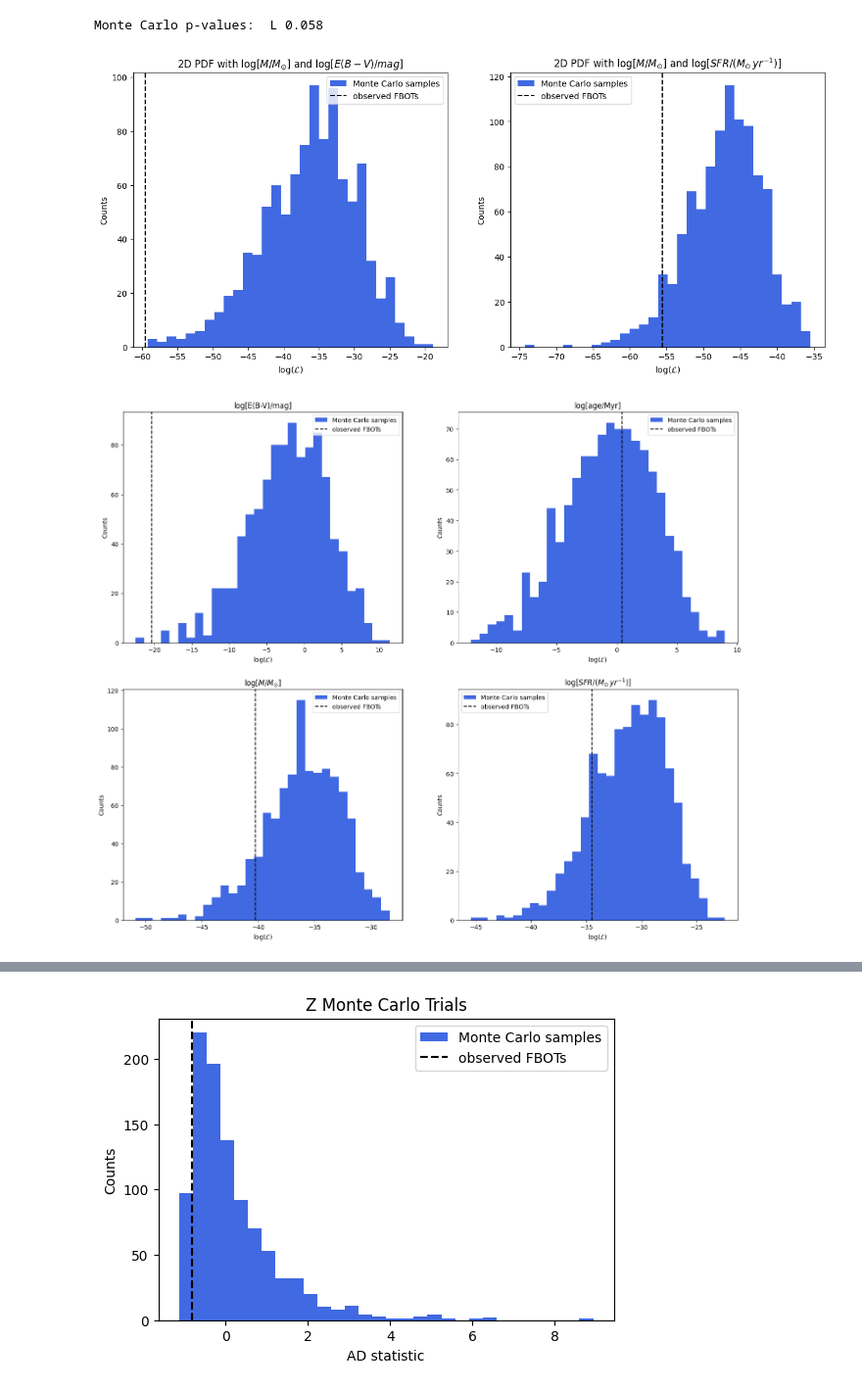
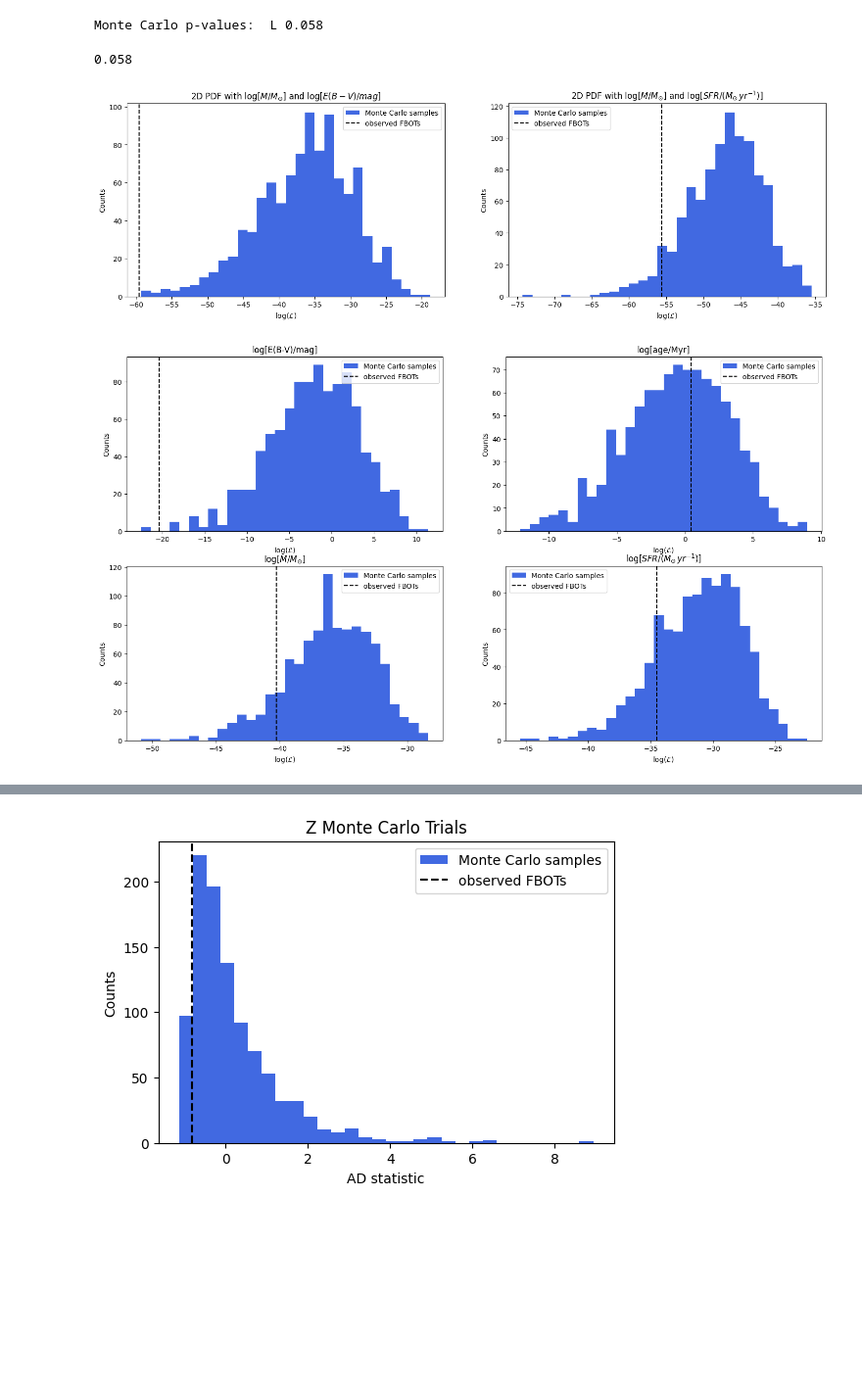
Before and after one commit to aswinsuresh24/sne_hosts, a Jupyter notebook: hosts.ipynb, the cells around one changed output, grey strips where cells are left out. Shown at 98% size. Drawn from its saved outputs; the diff is of its cells as text; code cells hidden in the pictures; blank space fills up the shorter version.

```diff
--- a/hosts.ipynb
+++ b/hosts.ipynb
@@ -615,20 +587,28 @@ mc_stats, l_pval = monte_carlo_sims_2d(fbot_m_ebv, sne_m_ebv, savefile='results/
 # %% [output]
 Likelihood of observed distribution: L 7.2023652536539485e-25, logL -55.59021784532394
 Monte Carlo p-values:  L 0.058
+# %%
+df = pd.read_csv('results/m_sfr_2d.csv')
+obs = df.iloc[0]
+mc = df.iloc[1:]
+# print((mc['KS'] > obs['KS']).sum()/1000, (mc['AD'] > obs['AD']).sum()/1000, (mc['logL'] < obs['logL']).sum()/1000)
+print((mc['logL'] < obs['logL']).sum()/1000)
+# %% [output]
+0.058
 # %%
-fig, ax = plt.subplots(1, 2, figsize = (15,6))
+fig, ax = plt.subplots(1, 2, figsize = (18,5))
 plot_monte_carlo_sims(ax[0], 'results/m_ebv_2d.csv', r'2D PDF with log[$M/M_{\odot}$] and log[$E(B-V)/mag$]', 'logL')
 plot_monte_carlo_sims(ax[1], 'results/m_sfr_2d.csv', r'2D PDF with log[$M/M_{\odot}$] and log[$SFR/(M_{\odot}\,yr^{-1})$]', 'logL')
 plt.savefig('plots/2d_mc.png', bbox_inches='tight', dpi = 200)
 # %% [output]
-[figure, old version]
+[figure, new version]
 # %%
-fig, ax = plt.subplots(2, 2, figsize = (18,15))
+fig, ax = plt.subplots(2, 2, figsize = (18,10))
 plot_monte_carlo_sims(ax[0][0], 'results/logebv.csv', 'log[E(B-V)/mag]', 'logL')
 plot_monte_carlo_sims(ax[0][1], 'results/age.csv', 'log[age/Myr]', 'logL')
 plot_monte_carlo_sims(ax[1][0], 'results/mstar.csv', r'log[$M/M_{\odot}$]', 'logL')
 plot_monte_carlo_sims(ax[1][1], 'results/sfr.csv', r'log[$SFR/(M_{\odot}\,yr^{-1})$]', 'logL')
 plt.savefig('plots/mc_logl.png', bbox_inches='tight', dpi = 200)
 # %% [output]
-[figure, old version]
+[figure, new version]
 # %%
```
Also changed, not shown: parts of 4 cells of this notebook, 1 other file.
